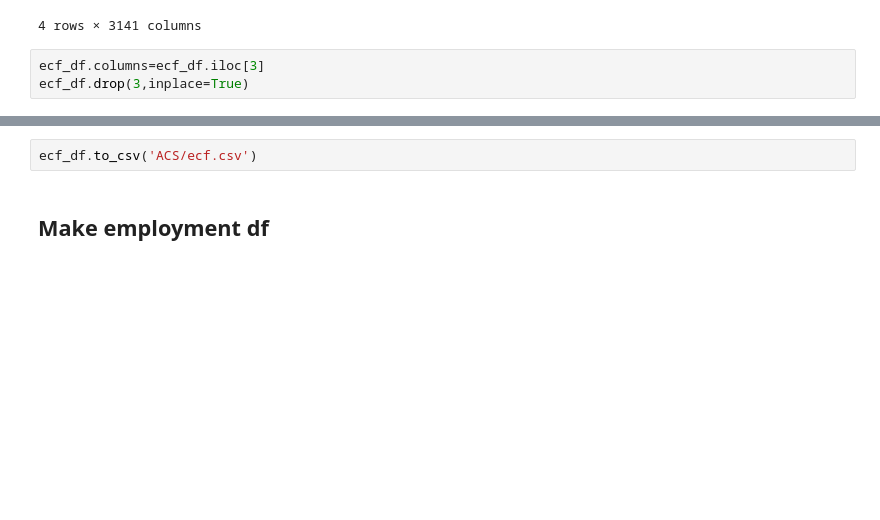
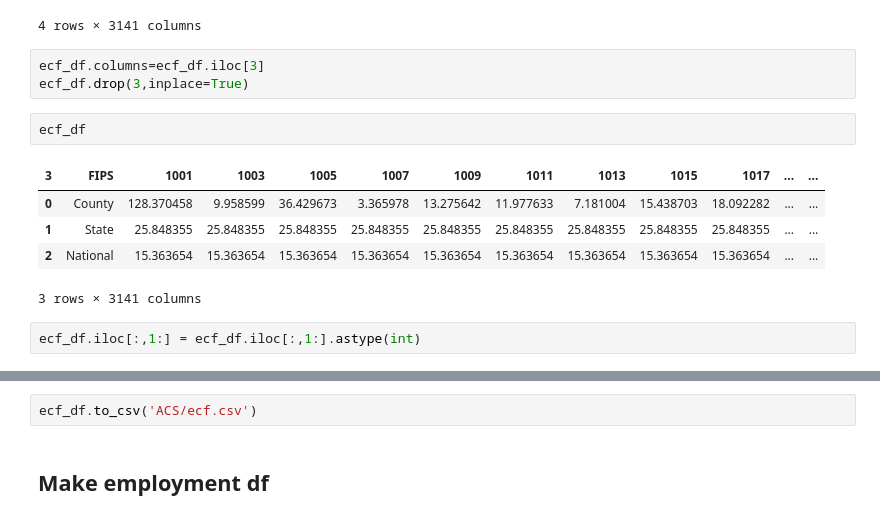
Before and after one commit to paulsizaire/paulsizaire.github.io, a Jupyter notebook: socio_data_processing.ipynb, the cells around one changed output, grey strips where cells are left out. Drawn from its saved outputs; the diff is of its cells as text; blank space fills up the shorter version.

```diff
--- a/socio_data_processing.ipynb
+++ b/socio_data_processing.ipynb
@@ -52,6 +52,16 @@ ecf_df
 # %%
 ecf_df.columns=ecf_df.iloc[3]
 ecf_df.drop(3,inplace=True)
+# %%
+ecf_df
+# %% [output]
+| 3 | FIPS | 1001 | 1003 | 1005 | 1007 | 1009 | 1011 | 1013 | 1015 | 1017 | ... | ... |
+| 0 | County | 128.370458 | 9.958599 | 36.429673 | 3.365978 | 13.275642 | 11.977633 | 7.181004 | 15.438703 | 18.092282 | ... | ... |
+| 1 | State | 25.848355 | 25.848355 | 25.848355 | 25.848355 | 25.848355 | 25.848355 | 25.848355 | 25.848355 | 25.848355 | ... | ... |
+| 2 | National | 15.363654 | 15.363654 | 15.363654 | 15.363654 | 15.363654 | 15.363654 | 15.363654 | 15.363654 | 15.363654 | ... | ... |
+3 rows × 3141 columns
+# %%
+ecf_df.iloc[:,1:] = ecf_df.iloc[:,1:].astype(int)
 # %%
 ecf_df
 # %% [output]
```
Also changed, not shown: parts of 3 cells of this notebook.
